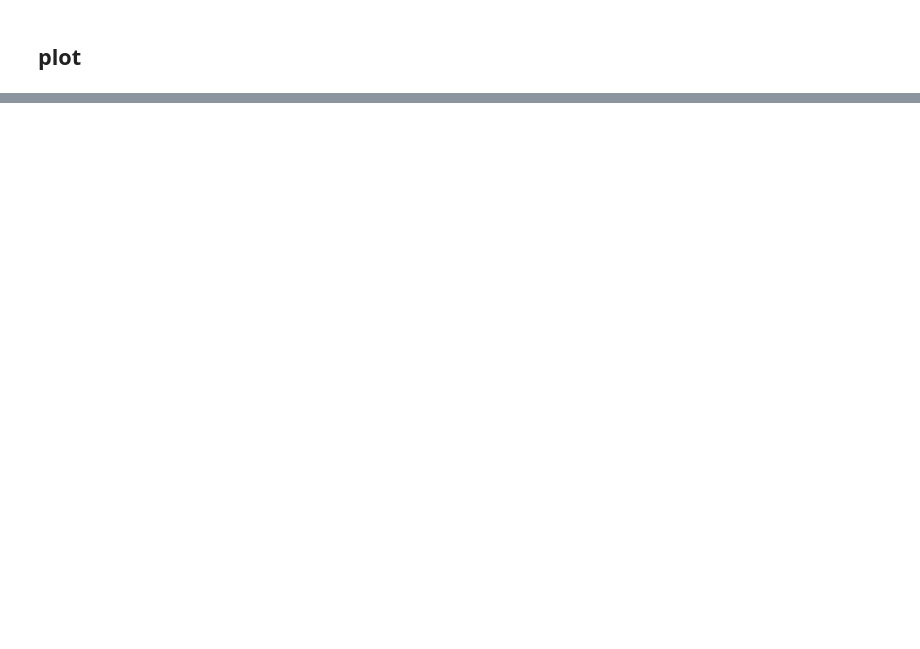
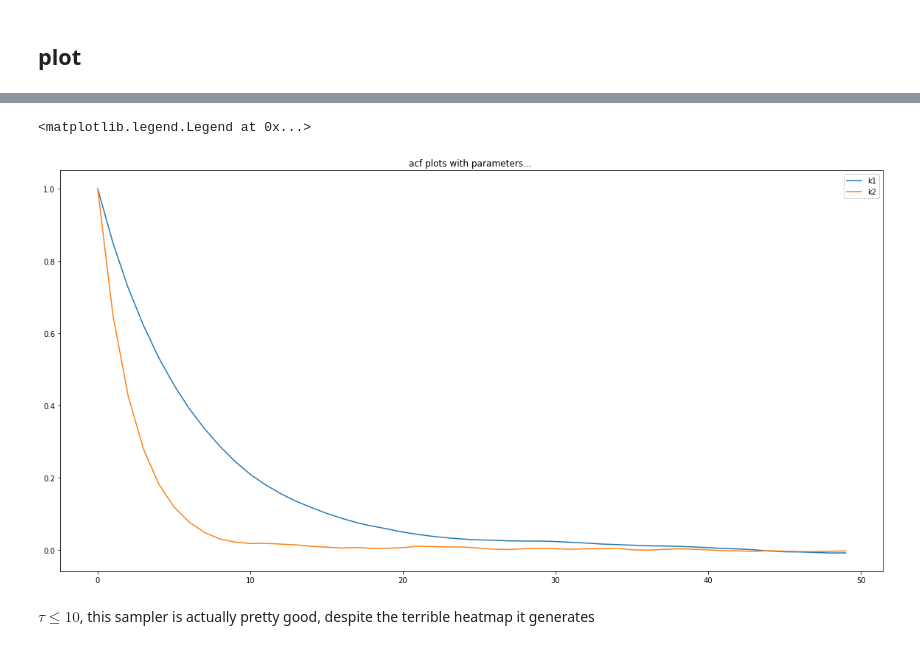
Before and after one commit to WangHaiYang874/ABC22, a Jupyter notebook: done works/gilespe hydroden mcmc inference 0.ipynb, the cells around one changed output, grey strips where cells are left out. Saved outputs shown, nothing was run; the diff lists cells and outputs as text; code cells hidden in the pictures; blank space fills up the shorter version.

```diff
--- a/done works/gilespe hydroden mcmc inference 0.ipynb
+++ b/done works/gilespe hydroden mcmc inference 0.ipynb
@@ -270,0 +290,11 @@ seems like a bad sampler...
+# %%
+plt.figure(figsize=(20,10))
+plt.plot(acf(XX,nlags=1000)[:50],label='k1')
+plt.plot(acf(YY,nlags=1000)[:50],label='k2')
+plt.title('acf plots with parameters... ')
+plt.legend()
+# %% [output]
+<matplotlib.legend.Legend at 0x...>
+[figure, added]
+# %% [markdown]
+$\tau \le 10$, this sampler is actually pretty good, despite the terrible heatmap it generates
```
Also changed, not shown: parts of 18 cells of this notebook.
